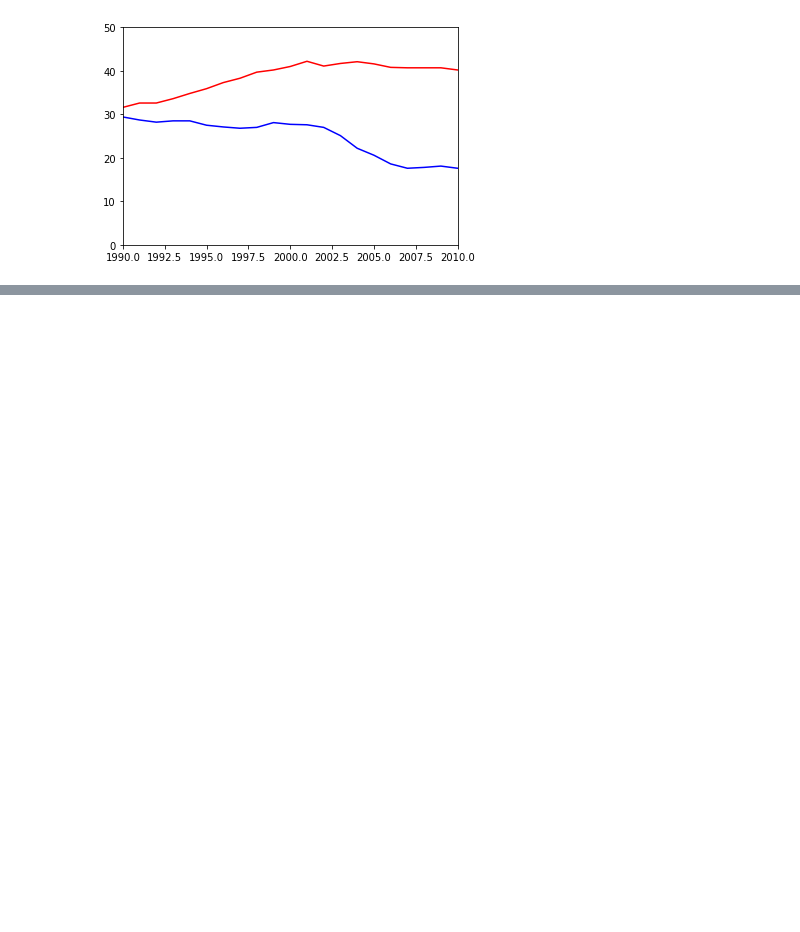
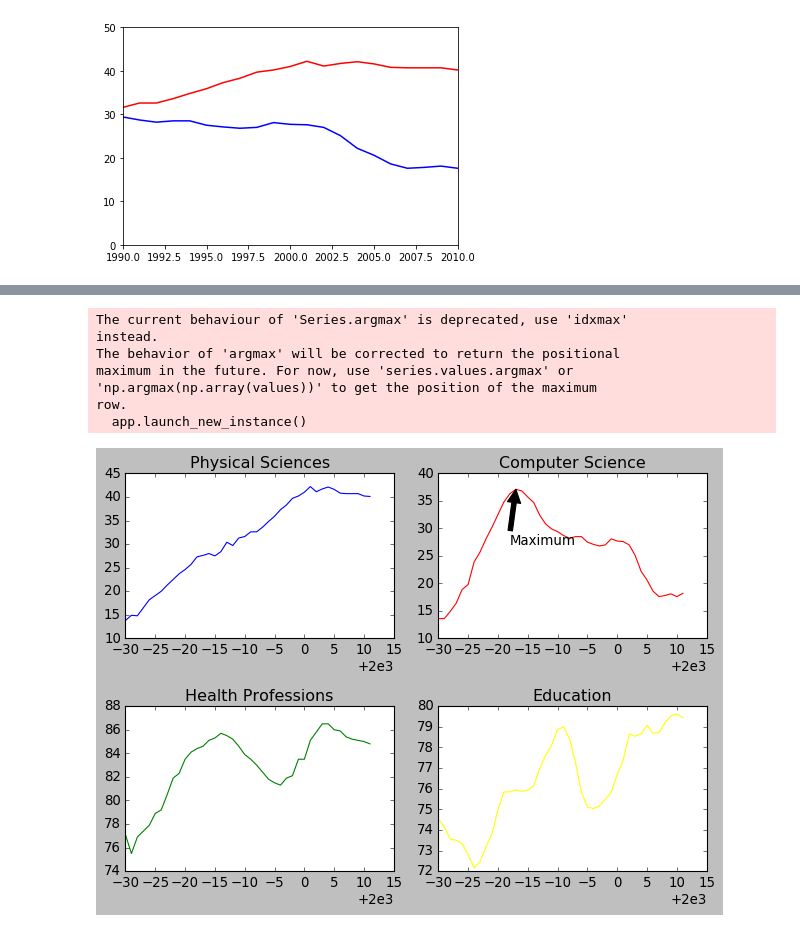
Before and after one commit to rritec/Data-Analysis, a Jupyter notebook: DS03_01_Data_Visualization_Using_Matplotlib.ipynb, the cells around one changed output, grey strips where cells are left out. Cells and saved outputs as stored; diff of their text form; code cells hidden in the pictures; blank space fills up the shorter version.

```diff
--- a/DS03_01_Data_Visualization_Using_Matplotlib.ipynb
+++ b/DS03_01_Data_Visualization_Using_Matplotlib.ipynb
@@ -422,0 +449,38 @@ plt.show()
+# %%
+# Import matplotlib
+import matplotlib.pyplot as plt
+# Set the style to ggplot (Observe available styles: list(plt.style.available))
+#plt.style.use('classic')
+# Create a figure with 2x2 subplot layout
+plt.subplot(2, 2, 1)
+# Plot the enrollment % of women in the Physical Sciences
+plt.plot(year, physical_sciences, color='blue')
+plt.title('Physical Sciences')
+# Plot the enrollment % of women in Computer Science
+plt.subplot(2, 2, 2)
+plt.plot(year, computer_science, color='red')
+plt.title('Computer Science')
+# Add annotation
+cs_max = computer_science.max()
+yr_max = year[computer_science.argmax()]
+plt.annotate('Maximum', xy=(yr_max, cs_max), xytext=(yr_max-1, cs_max-10), arrowprops=dict(facecolor='black'))
+# Plot the enrollmment % of women in Health professions
+plt.subplot(2, 2, 3)
+plt.plot(year, health, color='green')
+plt.title('Health Professions')
+# Plot the enrollment % of women in Education
+plt.subplot(2, 2, 4)
+plt.plot(year, education, color='yellow')
+plt.title('Education')
+# Improve spacing between subplots and display them
+plt.tight_layout()
+plt.show()
+# %% [output]
+The current behaviour of 'Series.argmax' is deprecated, use 'idxmax'
+instead.
+The behavior of 'argmax' will be corrected to return the positional
+maximum in the future. For now, use 'series.values.argmax' or
+'np.argmax(np.array(values))' to get the position of the maximum
+row.
+  app.launch_new_instance()
+[figure, added]
```
Also changed, not shown: parts of 38 cells of this notebook, 36 other files.
